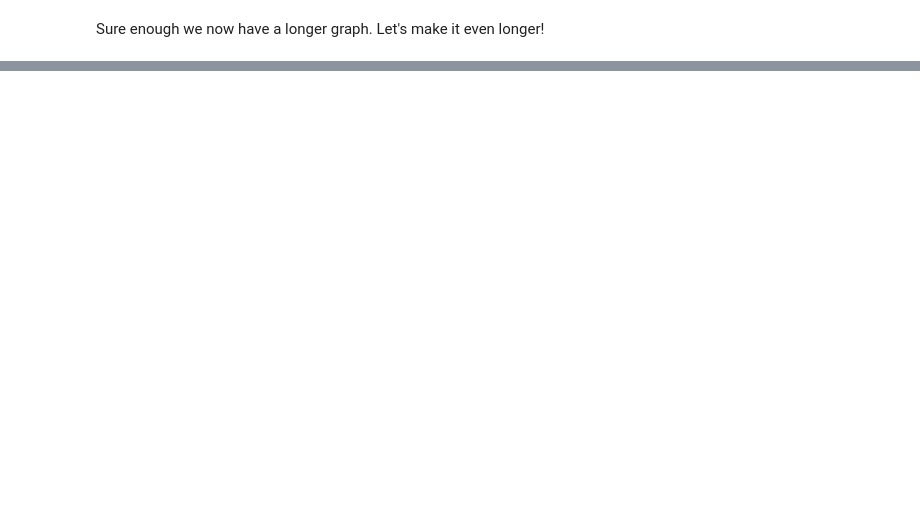
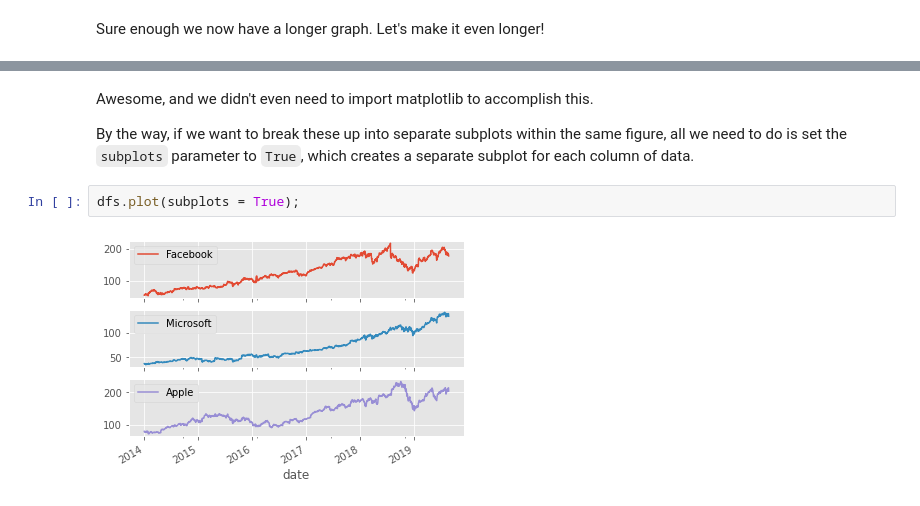
Before and after one commit to jgabunilas/pandas-bootcamp, a Jupyter notebook: Section12_Data_Visualization/Section12_Data_Visualization.ipynb, the cells around one changed output, grey strips where cells are left out. Drawn from its saved outputs; the diff is of its cells as text; blank space fills up the shorter version.

```diff
--- a/Section12_Data_Visualization/Section12_Data_Visualization.ipynb
+++ b/Section12_Data_Visualization/Section12_Data_Visualization.ipynb
@@ -201,0 +333,8 @@ The `plot()` method is actually an `axes` method. For convenience and quick acce
+# %% [markdown]
+Awesome, and we didn't even need to import matplotlib to accomplish this.
+
+By the way, if we want to break these up into separate subplots within the same figure, all we need to do is set the `subplots` parameter to `True`, which creates a separate subplot for each column of data.
+# %%
+dfs.plot(subplots = True);
+# %% [output]
+[figure, added]
```
Also changed, not shown: parts of 75 cells of this notebook.
